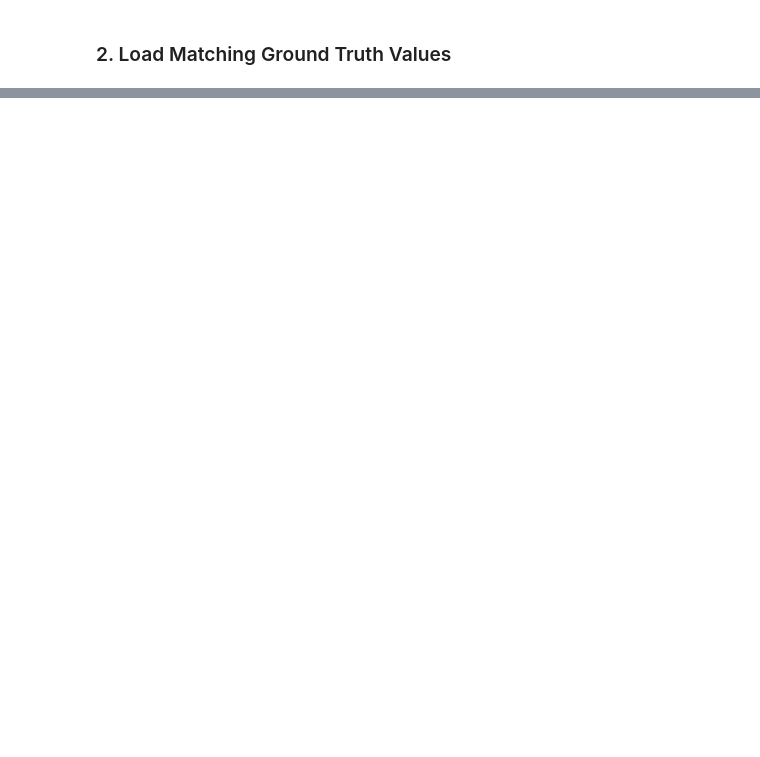
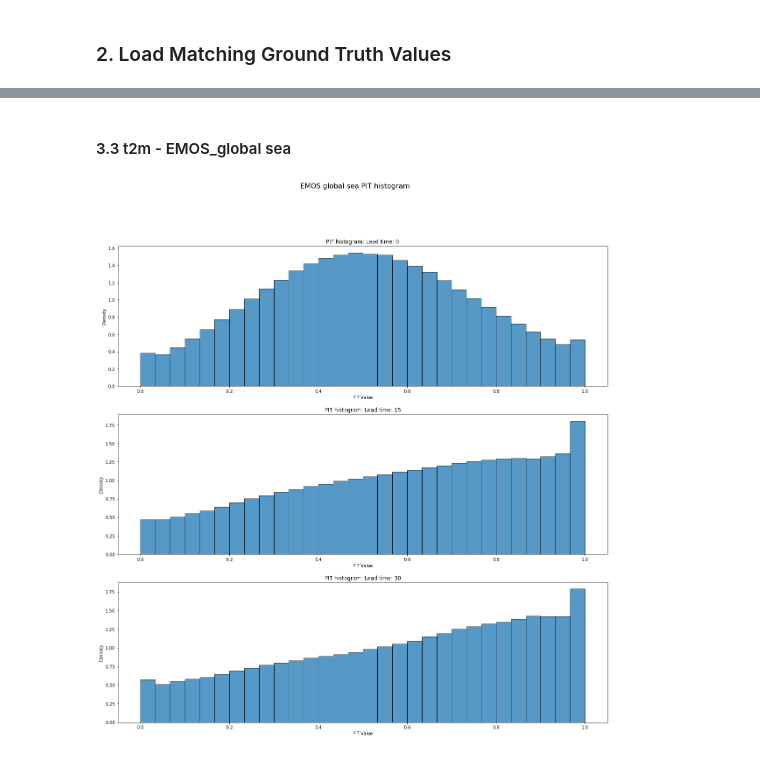
Before and after one commit to cleveryangcong/Bachelor_Thesis, a Jupyter notebook: notebooks/exploratory/2.6-dc-PIT_histograms.ipynb, the cells around one changed output, grey strips where cells are left out. Saved outputs shown, nothing was run; the diff lists cells and outputs as text; code cells hidden in the pictures; blank space fills up the shorter version.

```diff
--- a/notebooks/exploratory/2.6-dc-PIT_histograms.ipynb
+++ b/notebooks/exploratory/2.6-dc-PIT_histograms.ipynb
@@ -146,0 +249,12 @@ plot_pit_histogram_all(
+# %% [markdown]
+####  3.3 t2m - EMOS_global sea
+# %%
+plot_pit_histogram_land_sea(
+    EMOS_global_t2m_preds,
+    t2m_ground_truth,
+    0,
+    num_bins=30,
+    title="EMOS global sea PIT histogram",
+)
+# %% [output]
+[figure, added]
```
Also changed, not shown: parts of 44 cells of this notebook.
